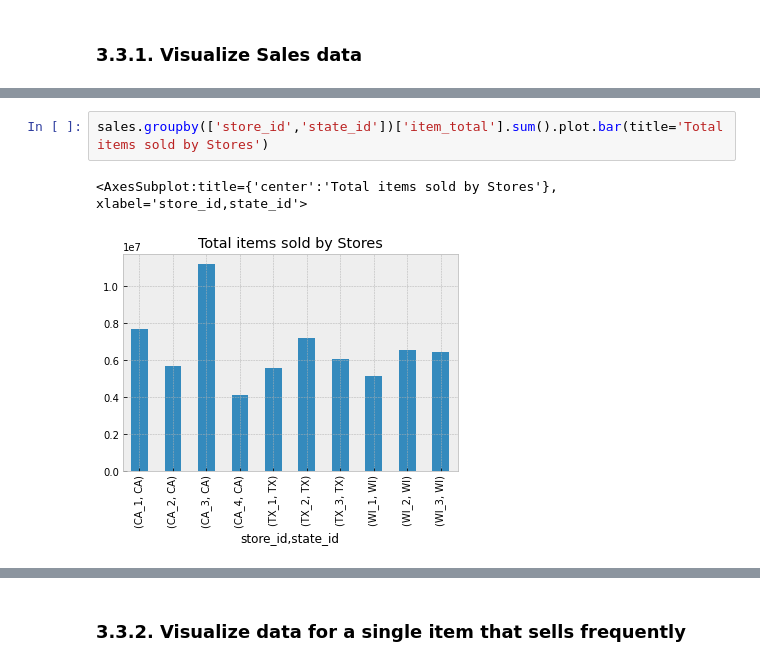
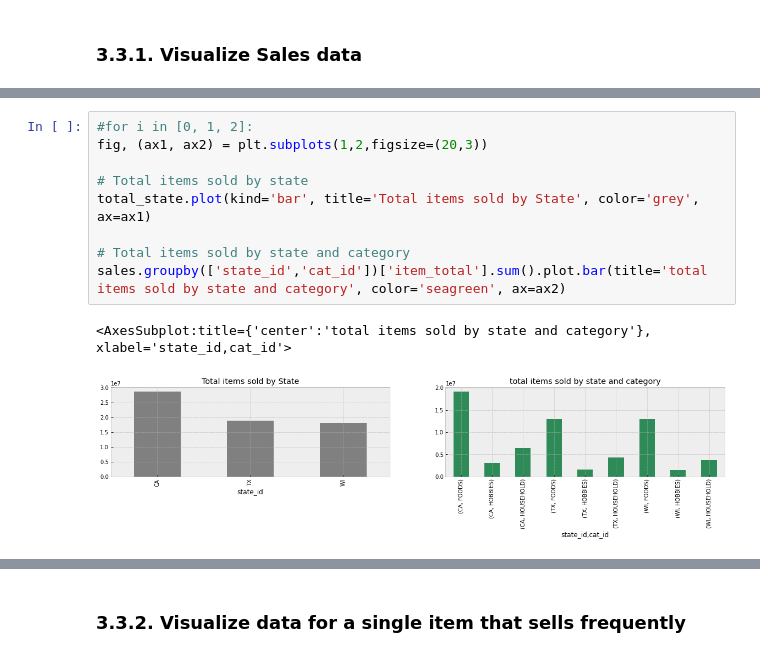
Before and after one commit to jmiller558/Capstone, a Jupyter notebook: Inventory-Planner-EDA.ipynb, the cells around one changed output, grey strips where cells are left out. Cells and saved outputs as stored; diff of their text form.

Commit message:
Adding more charts to EDA file

```diff
--- a/Inventory-Planner-EDA.ipynb
+++ b/Inventory-Planner-EDA.ipynb
@@ -231,5 +192,12 @@ sales.groupby(['state_id','cat_id'])['item_total'].sum().plot.bar(title='total i
-# %%
-sales.groupby(['store_id','state_id'])['item_total'].sum().plot.bar(title='Total items sold by Stores')
-# %% [output]
-<AxesSubplot:title={'center':'Total items sold by Stores'}, xlabel='store_id,state_id'>
-[figure, removed]
+# %%
+#for i in [0, 1, 2]:
+fig, (ax1, ax2) = plt.subplots(1,2,figsize=(20,3))
+
+# Total items sold by state
+total_state.plot(kind='bar', title='Total items sold by State', color='grey', ax=ax1)
+
+# Total items sold by state and category
+sales.groupby(['state_id','cat_id'])['item_total'].sum().plot.bar(title='total items sold by state and category', color='seagreen', ax=ax2)
+# %% [output]
+<AxesSubplot:title={'center':'total items sold by state and category'}, xlabel='state_id,cat_id'>
+[figure, added]
```
Also changed, not shown: parts of 56 cells of this notebook.
